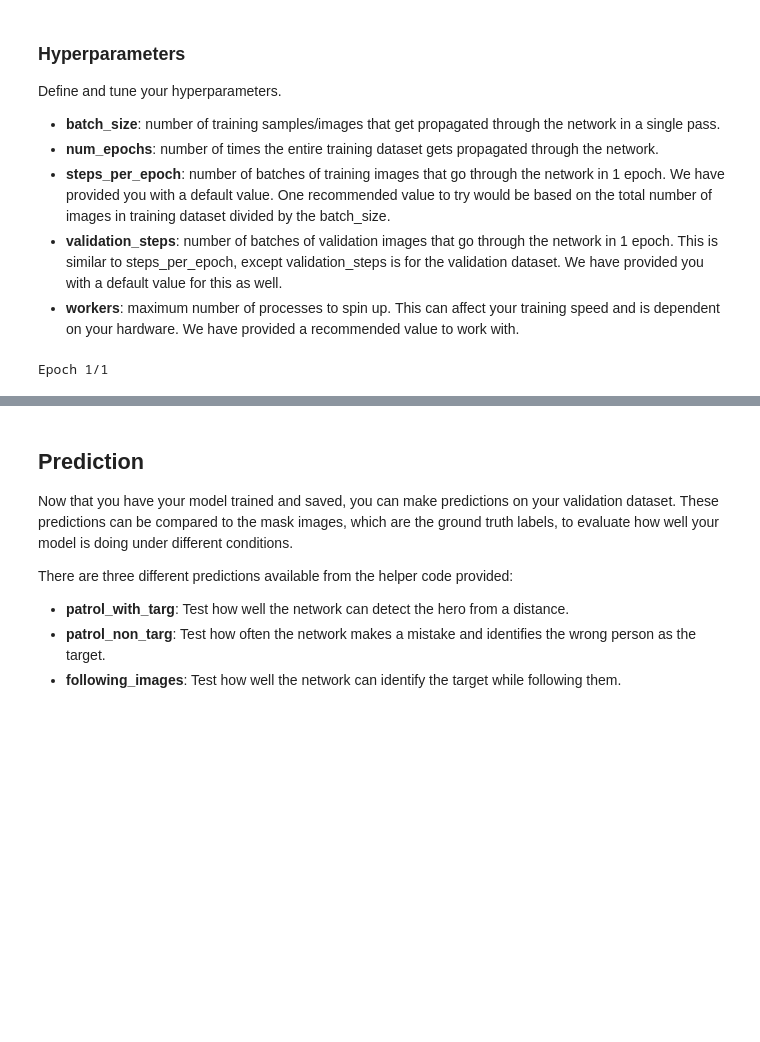
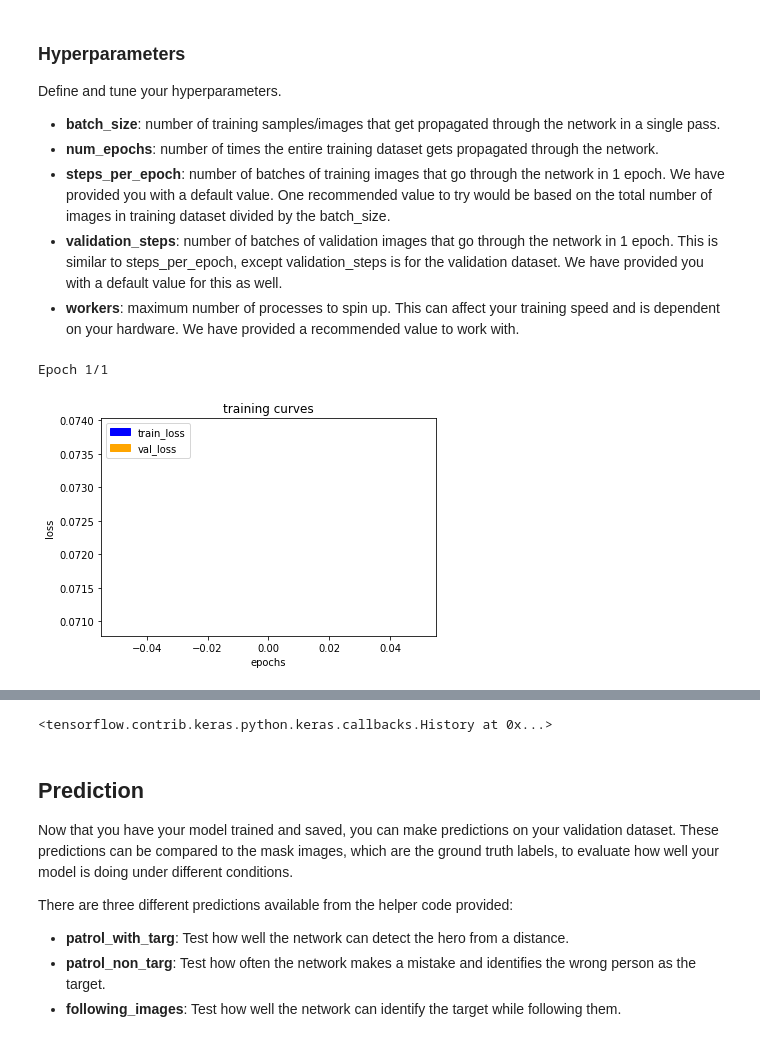
Before and after one commit to stBecker/RoboND-DeepLearning-Project, a Jupyter notebook: code/model_training.ipynb, the cells around one changed output, grey strips where cells are left out. Drawn from its saved outputs; the diff is of its cells as text; code cells hidden in the pictures; blank space fills up the shorter version.

```diff
--- a/code/model_training.ipynb
+++ b/code/model_training.ipynb
@@ -115,19 +115,19 @@ def fcn_model(inputs, num_classes):
 
     # TODO Add Encoder Blocks.
     # Remember that with each encoder layer, the depth of your model (the number of filters) increases.
-    e1 = encoder_block(inputs, 8, 2)
+    e1 = encoder_block(inputs, 32, 2)
     e2 = encoder_block(e1, 16, 2)
-    e3 = encoder_block(e2, 32, 2)
+    e3 = encoder_block(e2, 16, 2)
 
     e = e3
 
     # TODO Add 1x1 Convolution layer using conv2d_batchnorm().
-    conv = conv2d_batchnorm(e, 64, 1, 1)
+    conv = conv2d_batchnorm(e, 32, 1, 1)
 
     # TODO: Add the same number of Decoder Blocks as the number of Encoder Blocks
-    d1 = decoder_block(conv, e2, 32)
+    d1 = decoder_block(conv, e2, 16)
     d2 = decoder_block(d1, e1, 16)
-    d3 = decoder_block(d2, inputs, 8)
+    d3 = decoder_block(d2, inputs, 32)
 
     x = d3
 
@@ -167,14 +167,14 @@ Define and tune your hyperparameters.
 - **validation_steps**: number of batches of validation images that go through the network in 1 epoch. This is similar to steps_per_epoch, except validation_steps is for the validation dataset. We have provided you with a default value for this as well.
 - **workers**: maximum number of processes to spin up. This can affect your training speed and is dependent on your hardware. We have provided a recommended value to work with.
 # %%
-num_training_samples = 4131
-num_valid_samples = 1184
+num_training_samples = 5225
+num_valid_samples = 1291
 
 learning_rate = 0.01
 batch_size = 128
 num_epochs = 1000
-steps_per_epoch = num_training_samples/batch_size
-validation_steps = num_valid_samples/batch_size
+steps_per_epoch = num_training_samples/batch_size + 1
+validation_steps = num_valid_samples/batch_size + 1
 workers = 4
 # %%
 # from keras import backend as K
@@ -195,35 +195,41 @@ workers = 4
 
 
 checkpoint_cb = keras.callbacks.LambdaCallback(on_epoch_begin=None, on_epoch_end=lambda epoch, logs: model_tools.save_network(model, "weights.%s" % epoch) , on_batch_begin=None, on_batch_end=None, on_train_begin=None, on_train_end=None)
+csv_logger = keras.callbacks.CSVLogger('training.log')
+
+# import os
+# os.write(1, "text\n")
+# print_cb = keras.callbacks.LambdaCallback(on_epoch_begin=None, on_epoch_end=lambda epoch, logs: os.write(1, "Epoch: %s" % epoch) , on_batch_begin=lambda epoch, logs: os.write(1, "Epoch: %s" % epoch), on_batch_end=None, on_train_begin=None, on_train_end=None)
 # model = model_tools.load_network("weights.0")
 # %%
 """
 DON'T MODIFY ANYTHING IN THIS CELL THAT IS BELOW THIS LINE
 """
 # Define the Keras model and compile it for training
 model = models.Model(inputs=inputs, outputs=output_layer)
 
 model.compile(optimizer=keras.optimizers.Adam(learning_rate), loss='categorical_crossentropy')
 
 # Data iterators for loading the training and validation data
 train_iter = data_iterator.BatchIteratorSimple(batch_size=batch_size,
-                                               data_folder=os.path.join('..', 'data', 'train_combined'),
+                                               data_folder=os.path.join('..', 'data', 'train'),
                                                image_shape=image_shape,
                                                shift_aug=True)
 
 val_iter = data_iterator.BatchIteratorSimple(batch_size=batch_size,
                                              data_folder=os.path.join('..', 'data', 'validation'),
                                              image_shape=image_shape)
 
 logger_cb = plotting_tools.LoggerPlotter()
-callbacks = [logger_cb, checkpoint_cb]
+callbacks = [logger_cb, checkpoint_cb, csv_logger]
 
 model.fit_generator(train_iter,
                     steps_per_epoch = steps_per_epoch, # the number of batches per epoch,
                     epochs = num_epochs, # the number of epochs to train for,
                     validation_data = val_iter, # validation iterator
                     validation_steps = validation_steps, # the number of batches to validate on
                     callbacks=callbacks,
                     workers = workers)
 # %% [output]
 Epoch 1/1
+[figure, added]
@@ -231,3 +237,4 @@ ValueError: Error when checking model input: expected input_5 to have shape (Non
+<tensorflow.contrib.keras.python.keras.callbacks.History at 0x...>
 # %%
 # Save your trained model weights
 weight_file_name = 'model_weights'
```
Also changed, not shown: parts of 1 cell of this notebook, 3 other files.
